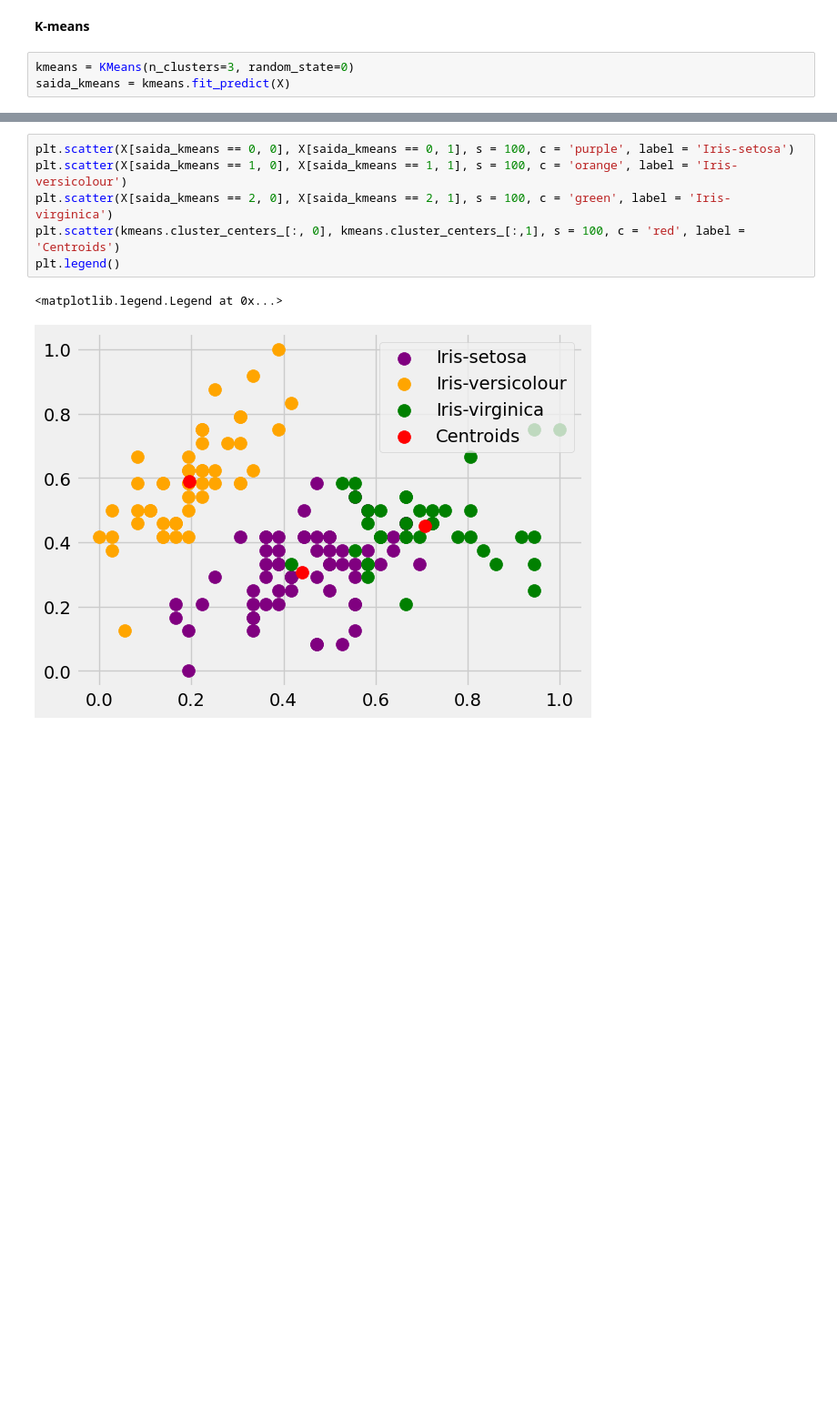
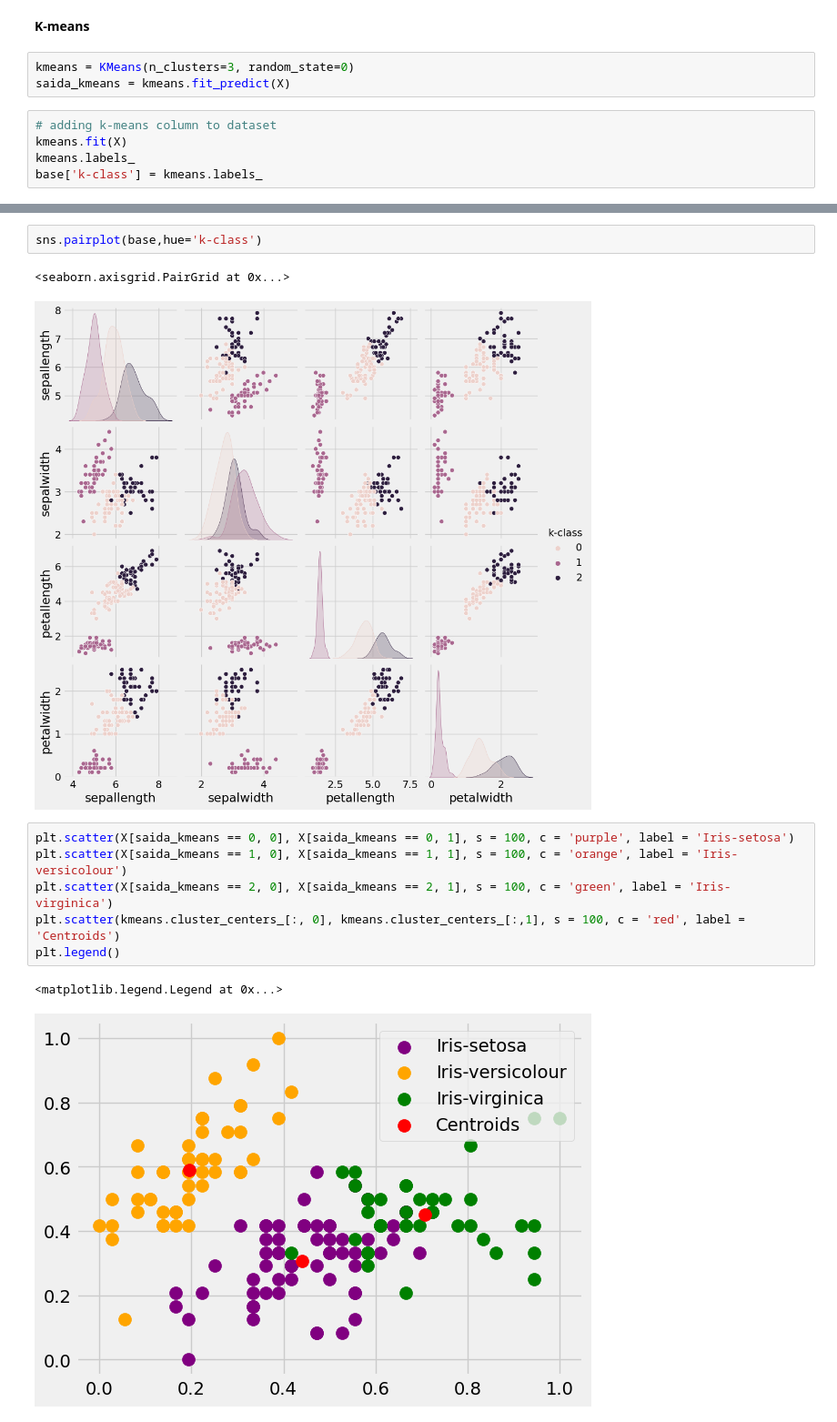
Before and after one commit to nmt-labs/ai-playground, a Jupyter notebook: kmeans/iris_dataset.ipynb, the cells around one changed output, grey strips where cells are left out. Shown at 91% size. Drawn from its saved outputs; the diff is of its cells as text; blank space fills up the shorter version.

Commit message:
kmeans

```diff
--- a/kmeans/iris_dataset.ipynb
+++ b/kmeans/iris_dataset.ipynb
@@ -43,3 +49,8 @@ X = scaler.fit_transform(X)
 # %%
 kmeans = KMeans(n_clusters=3, random_state=0)
 saida_kmeans = kmeans.fit_predict(X)
+# %%
+# adding k-means column to dataset
+kmeans.fit(X)
+kmeans.labels_
+base['k-class'] = kmeans.labels_
@@ -46,3 +73,8 @@ saida_kmeans = kmeans.fit_predict(X)
+# %%
+sns.pairplot(base,hue='k-class')
+# %% [output]
+<seaborn.axisgrid.PairGrid at 0x...>
+[figure, added]
 # %%
 plt.scatter(X[saida_kmeans == 0, 0], X[saida_kmeans == 0, 1], s = 100, c = 'purple', label = 'Iris-setosa')
 plt.scatter(X[saida_kmeans == 1, 0], X[saida_kmeans == 1, 1], s = 100, c = 'orange', label = 'Iris-versicolour')
```
Also changed, not shown: parts of 11 cells of this notebook.
